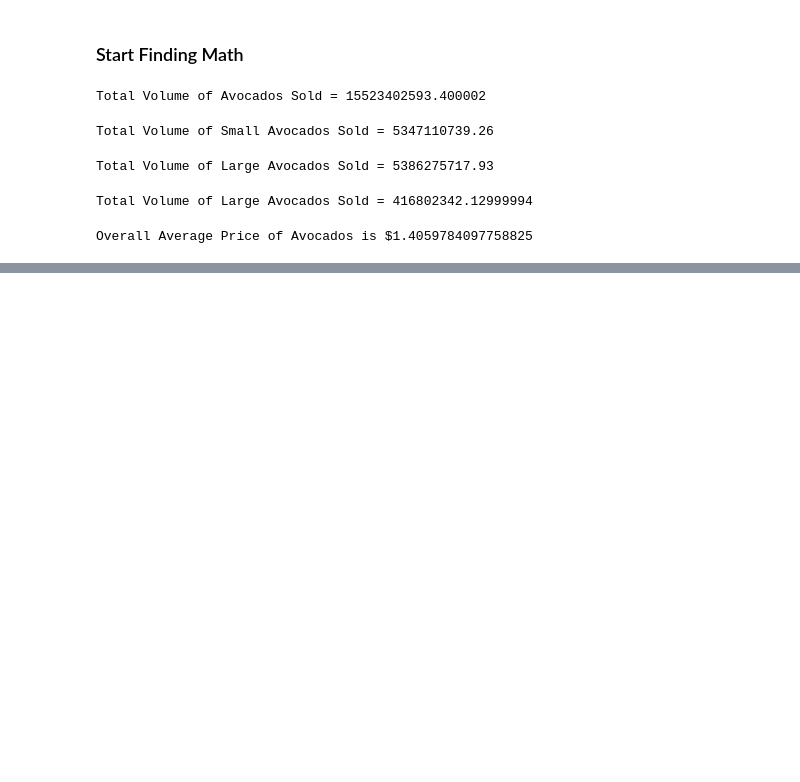
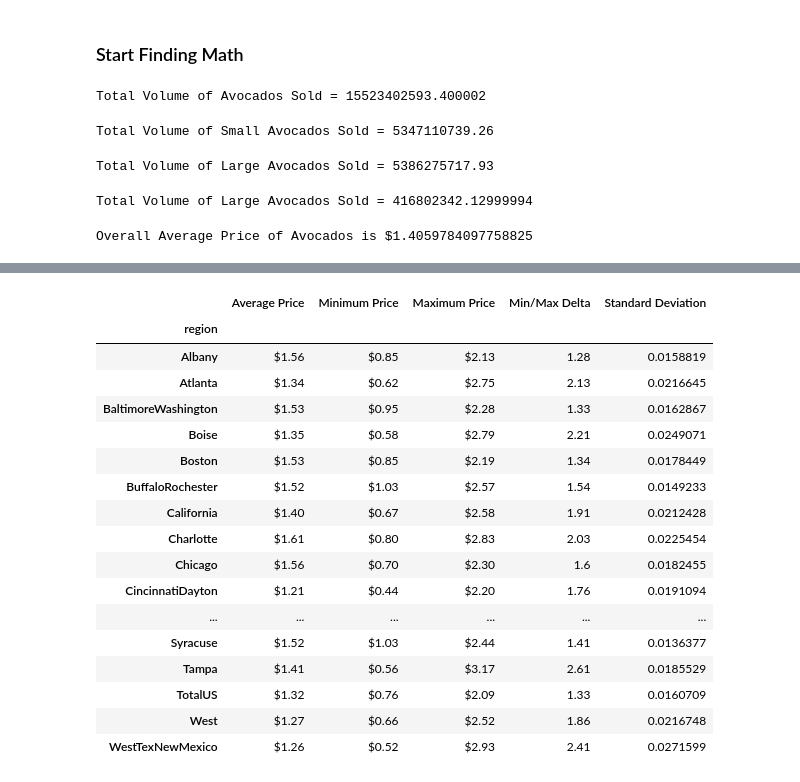
Before and after one commit to lourdesrm/AvocadoMadness, a Jupyter notebook: avocados.ipynb, the cells around one changed output, grey strips where cells are left out. Saved outputs shown, nothing was run; the diff lists cells and outputs as text; code cells hidden in the pictures; blank space fills up the shorter version.

```diff
--- a/avocados.ipynb
+++ b/avocados.ipynb
@@ -52,0 +111,4 @@ pandas.core.series.Series
+# %%
+# avocado min by region
+regional_min = region_data['AveragePrice'].min()
+regional_min
@@ -52,0 +133,4 @@ pandas.core.series.Series
+# %%
+# avocado max by region
+regional_max = region_data['AveragePrice'].max()
+regional_max
@@ -52,0 +155,4 @@ pandas.core.series.Series
+# %%
+# total difference in min/max by region
+difference = regional_max - regional_min
+difference
@@ -52,0 +177,4 @@ pandas.core.series.Series
+# %%
+# standard deviation
+regional_std = region_data['AveragePrice'].sem()
+regional_std
@@ -52,0 +199,27 @@ pandas.core.series.Series
+# %%
+avocado_summary = pd.merge(regional_mean,regional_min, on='region',how='outer').rename(columns={"AveragePrice_x": "Average Price","AveragePrice_y":"Minimum Price"})
+avocado_summary = pd.merge(avocado_summary,regional_max, on='region',how='outer').rename(columns={"AveragePrice": "Maximum Price"})
+avocado_summary = pd.merge(avocado_summary,difference, on='region',how='outer').rename(columns={"AveragePrice": "Min/Max Delta"})
+avocado_summary = pd.merge(avocado_summary,regional_std, on='region',how='outer').rename(columns={"AveragePrice": "Standard Deviation"})
+avocado_summary.style.format({'Average Price':'${:,.2f}',
+                             'Minimum Price':'${:,.2f}',
+                             'Maximum Price':'${:,.2f}',})
+# %% [output]
+|  | Average Price | Minimum Price | Maximum Price | Min/Max Delta | Standard Deviation |
+| region |  |  |  |  |  |
+| Albany | $1.56 | $0.85 | $2.13 | 1.28 | 0.0158819 |
+| Atlanta | $1.34 | $0.62 | $2.75 | 2.13 | 0.0216645 |
+| BaltimoreWashington | $1.53 | $0.95 | $2.28 | 1.33 | 0.0162867 |
+| Boise | $1.35 | $0.58 | $2.79 | 2.21 | 0.0249071 |
+| Boston | $1.53 | $0.85 | $2.19 | 1.34 | 0.0178449 |
+| BuffaloRochester | $1.52 | $1.03 | $2.57 | 1.54 | 0.0149233 |
+| California | $1.40 | $0.67 | $2.58 | 1.91 | 0.0212428 |
+| Charlotte | $1.61 | $0.80 | $2.83 | 2.03 | 0.0225454 |
+| Chicago | $1.56 | $0.70 | $2.30 | 1.6 | 0.0182455 |
+| CincinnatiDayton | $1.21 | $0.44 | $2.20 | 1.76 | 0.0191094 |
+| ... | ... | ... | ... | ... | ... |
+| Syracuse | $1.52 | $1.03 | $2.44 | 1.41 | 0.0136377 |
+| Tampa | $1.41 | $0.56 | $3.17 | 2.61 | 0.0185529 |
+| TotalUS | $1.32 | $0.76 | $2.09 | 1.33 | 0.0160709 |
+| West | $1.27 | $0.66 | $2.52 | 1.86 | 0.0216748 |
+| WestTexNewMexico | $1.26 | $0.52 | $2.93 | 2.41 | 0.0271599 |
```
Also changed, not shown: parts of 11 cells of this notebook.
